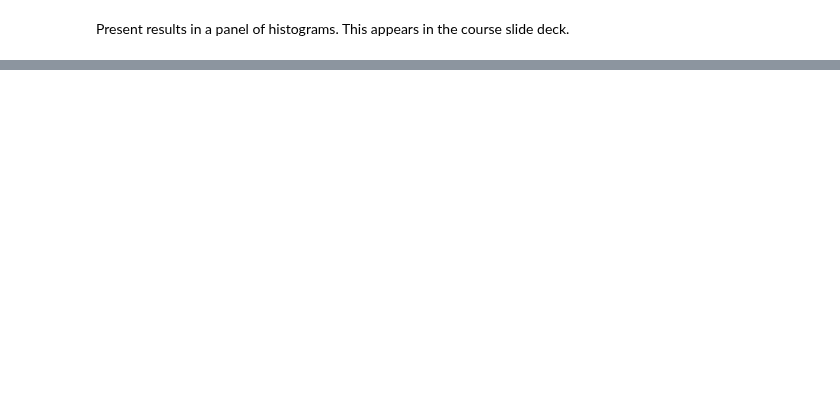
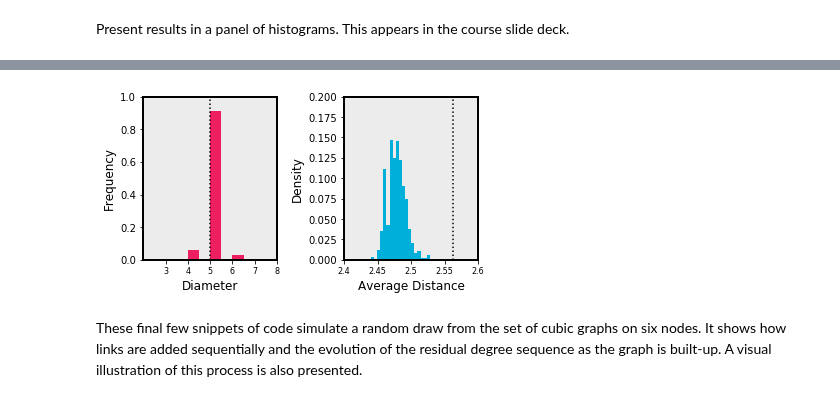
Before and after one commit to bryangraham/short_courses, a Jupyter notebook: SMU_CUHK/Notebooks/SMU_Notebook_4.ipynb, the cells around one changed output, grey strips where cells are left out. Saved outputs shown, nothing was run; the diff lists cells and outputs as text; code cells hidden in the pictures; blank space fills up the shorter version.

```diff
--- a/SMU_CUHK/Notebooks/SMU_Notebook_4.ipynb
+++ b/SMU_CUHK/Notebooks/SMU_Notebook_4.ipynb
@@ -536,0 +559,80 @@ HTML(urllib2.urlopen('http://bit.ly/1Bf5Hft').read())
+# %%
+#-------------------------------------#
+#- Histograms                        -#
+#-------------------------------------#
+
+# Define figure object
+exact_test_fig, sbp = plt.subplots(ncols=2, figsize=(6, 3))
+ax1 = sbp[0] # Handle for left subplot
+ax2 = sbp[1] # Handle for right subplot
+
+# Plot 1: Histogram of network diameter
+plt.axes(ax1) # Select first subplot
+plt.hist(Reference_Diameter, bins=6, normed=False, weights=stb_iwgts, facecolor='#EE1F60', alpha=1, rwidth=1)
+plt.plot((Nyakatoke_Diameter, Nyakatoke_Diameter), (0, 1), 'k:') # plot vertical line at x = Diameter in Nyakatoke
+
+# Set axis limits
+plt.ylim([0,1])
+plt.xlim([2,8])
+
+# Set tick labels
+tick_locs = [3, 4, 5, 6, 7, 8]
+tick_lbls = [3, 4, 5, 6, 7, 8]
+plt.xticks(tick_locs, tick_lbls, fontsize=8)
+
+# Add axis labels
+plt.xlabel("Diameter", fontsize=12)
+plt.ylabel("Frequency", fontsize=12)
+
+# Clean up the plot, add frames etc.
+ax1.patch.set_facecolor('gray')               # Color of background
+ax1.patch.set_alpha(0.15)                     # Translucency of background
+ax1.grid(False)                               # Remove gridlines from plot
+
+# Add frame around plot
+for spine in ['left','right','top','bottom']:
+    ax1.spines[spine].set_visible(True)
+    ax1.spines[spine].set_color('k')
+    ax1.spines[spine].set_linewidth(2)
+
+# Tweak spacing between subplots to prevent labels from overlapping
+plt.subplots_adjust(wspace=0.35)
+
+# Plot 2: Histogram of network radius
+plt.axes(ax2) # Select second subplot
+plt.hist(Reference_AvgDis, bins=25, normed=False, weights=stb_iwgts, facecolor='#00B0DA', rwidth=1)
+plt.plot((Nyakatoke_AvgDis, Nyakatoke_AvgDis), (0, 50), 'k:') # plot vertical line at x = Avergage Distance in Nyakatoke
+
+# Set axis limits
+plt.ylim([0,0.2])
+plt.xlim([2.4,2.6])
+
+# Set tick labels
+tick_locs = [2.40,2.45,2.50,2.55,2.60]
+tick_lbls = [2.40,2.45,2.50,2.55,2.60]
+plt.xticks(tick_locs, tick_lbls, fontsize=8)
+
+# Add axis labels
+plt.xlabel("Average Distance", fontsize=12)
+plt.ylabel("Density", fontsize=12)
+
+# Clean up the plot, add frames etc.
+ax2.patch.set_facecolor('gray')               # Color of background
+ax2.patch.set_alpha(0.15)                     # Translucency of background
+ax2.grid(False)                               # Remove gridlines from plot
+
+# Add frame around plot
+for spine in ['left','right','top','bottom']:
+    ax2.spines[spine].set_visible(True)
+    ax2.spines[spine].set_color('k')
+    ax2.spines[spine].set_linewidth(2)
+
+# Tweak spacing between subplots to prevent labels from overlapping
+plt.subplots_adjust(wspace=0.5)
+
+# Save figure
+plt.savefig(graphics+'Diameter_Distance_%d_Trials.png' %S, bbox_inches='tight', dpi=500)
+# %% [output]
+[figure, added]
+# %% [markdown]
+These final few snippets of code simulate a random draw from the set of cubic graphs on six nodes. It shows how links are added sequentially and the evolution of the residual degree sequence as the graph is built-up. A visual illustration of this process is also presented.
```
Also changed, not shown: parts of 12 cells of this notebook, 5 other files.
